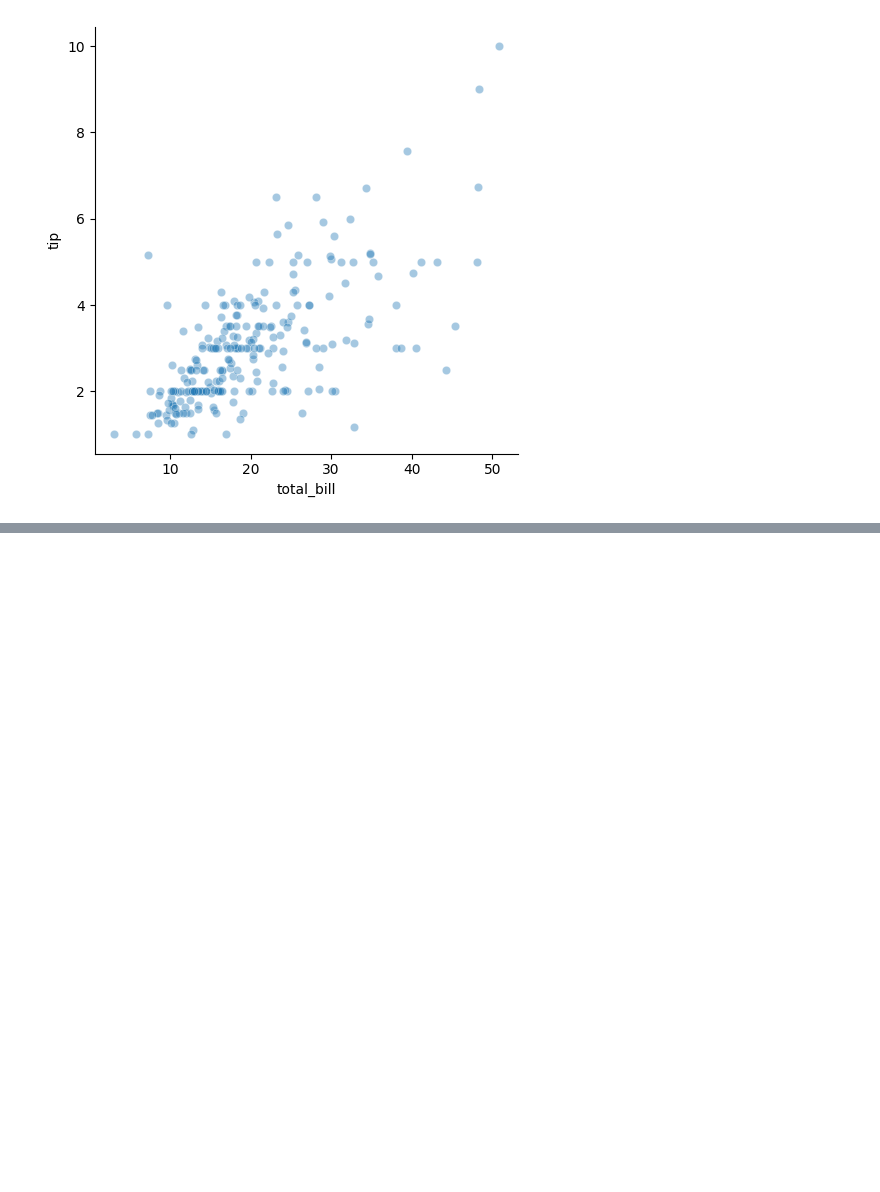
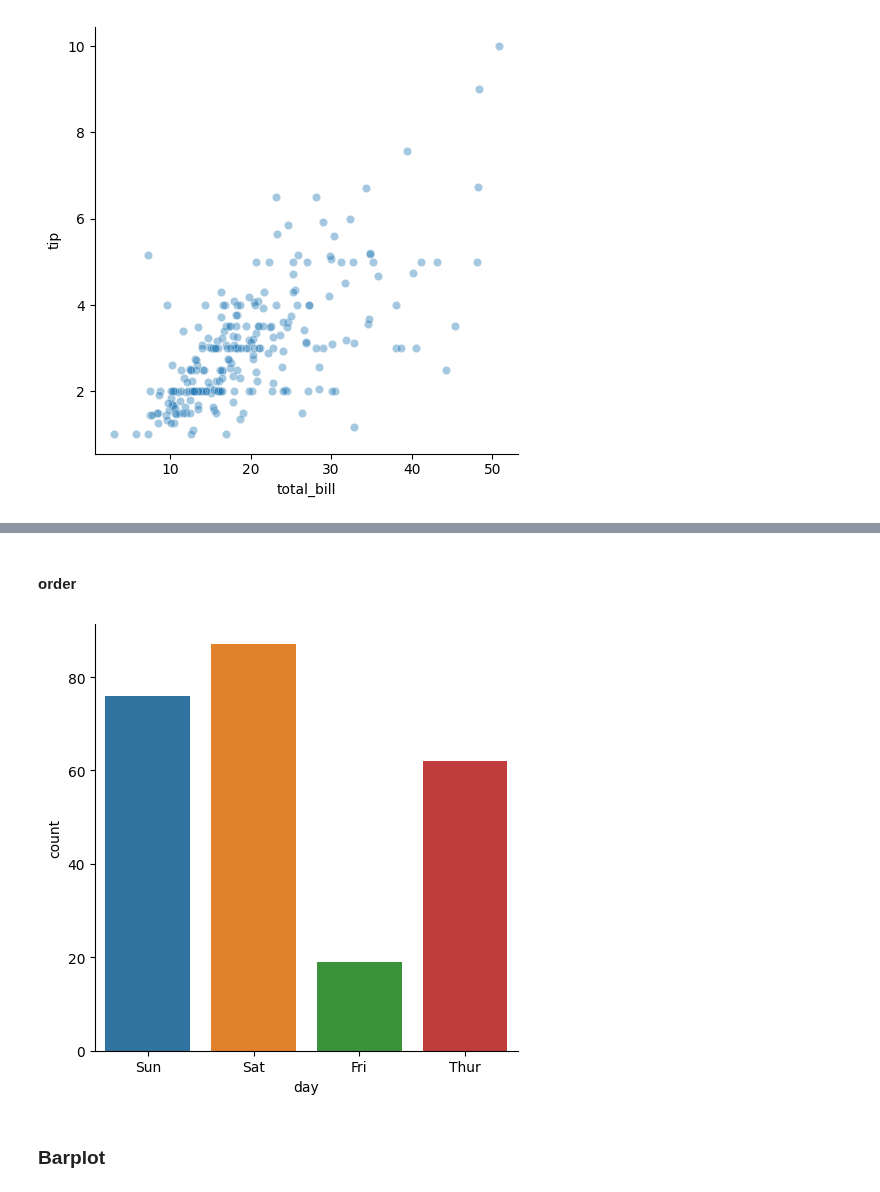
Before and after one commit to SyedaAnoosha/Data-Science-with-Python, a Jupyter notebook: Data Visualization Python/Seaborn/Plots_types.ipynb, the cells around one changed output, grey strips where cells are left out. Cells and saved outputs as stored; diff of their text form; code cells hidden in the pictures; blank space fills up the shorter version.

```diff
--- a/Data Visualization Python/Seaborn/Plots_types.ipynb
+++ b/Data Visualization Python/Seaborn/Plots_types.ipynb
@@ -128,0 +145,10 @@ plt.show()
+# %% [markdown]
+#### order
+# %%
+category_order=["Sun","Sat","Fri","Thur"]
+sns.catplot(x="day", data=tips, kind="count",order=category_order)
+plt.show()
+# %% [output]
+[figure, added]
+# %% [markdown]
+### Barplot
```
Also changed, not shown: parts of 6 cells of this notebook.
